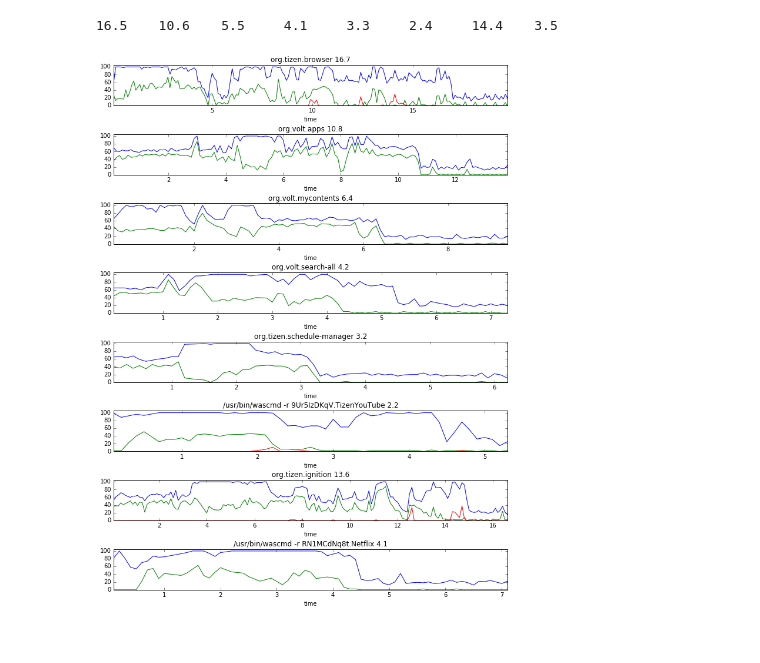
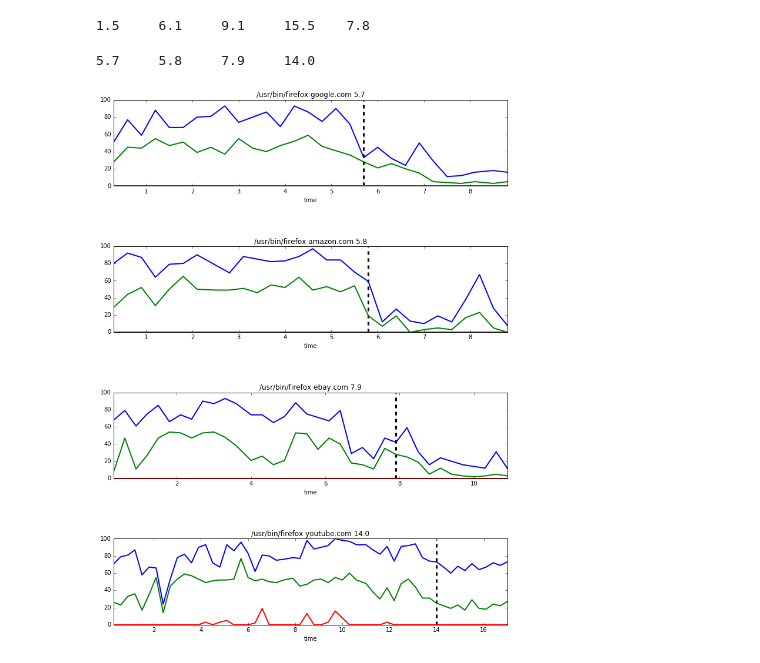
Before and after one commit to rambar/PreReclaim, a Jupyter notebook: python/chart_render.ipynb, the cells around one changed output. Cells and saved outputs as stored; diff of their text form; code cells hidden in the pictures.

Commit message:
chart render enhancement

```diff
--- a/python/chart_render.ipynb
+++ b/python/chart_render.ipynb
@@ -26,7 +26,7 @@ def read_from_file(filename) :
             continue
 
         if(capture == True and 'stablised' in line):
-            sec = line.split(' ')[-1][0:-4]
+            sec = float(line.split(' ')[-1][0:-4])
             contents.append({'appname': appname, 'log': log, 'sec': sec})
             log = ''
             capture = False
@@ -43,8 +43,15 @@ def draw_chart(contents):
 
     for i, content in enumerate(contents):
         frame = pd.read_csv(StringIO(content['log']), sep='\s+', skiprows=[0, 1])
-        title = content['appname'] + ' ' + content['sec']
-        frame[['tot.cpu', 'usr.cpu', 'kswapd']].plot(ax=axes[i], x=frame['time'], title=title, ylim=(0, 105), legend=False)
+        title = content['appname'] + ' ' + str(content['sec'])
+        ax = frame[['tot.cpu', 'usr.cpu', 'kswapd']].plot(ax=axes[i], x=frame['time'], title=title, linewidth=2, legend=False)
+        #ax.annotate("launching finish",
+        #     (content['sec'], 30),
+        #     xytext=(15, 15),
+        #     textcoords='offset points',
+        #     arrowprops=dict(arrowstyle='-|>'))
+        ymin, ymax = ax.get_ylim()
+        ax.vlines(x=content['sec'], ymin=ymin, ymax=ymax-1, color='k', linewidth=3, linestyle='dashed')
 # %%
 def show(filename):
     contents = read_from_file(filename)
@@ -55,12 +62,14 @@ def launching_time(filename):
     for content in contents:
         print(content['sec'], end='\t')
 # %%
-launching_time("log/test08.txt")
+launching_time("../pr_disabled_20170522_105153.txt")
 # %% [output]
-16.5    10.6    5.5     4.1     3.3     2.4     14.4    3.5
+1.5     6.1     9.1     15.5    7.8
+# %%
+launching_time("../pr_disabled_20170522_105530.txt")
+# %% [output]
+5.7     5.8     7.9     14.0
 # %%
-show("log/test08.txt")
+show("../pr_disabled_20170522_105530.txt")
+# %% [output]
+[figure, added]
-# %%
-show("log/test13.txt")
-# %% [output]
-[figure, removed]
```
Also changed, not shown: 1 other file.
